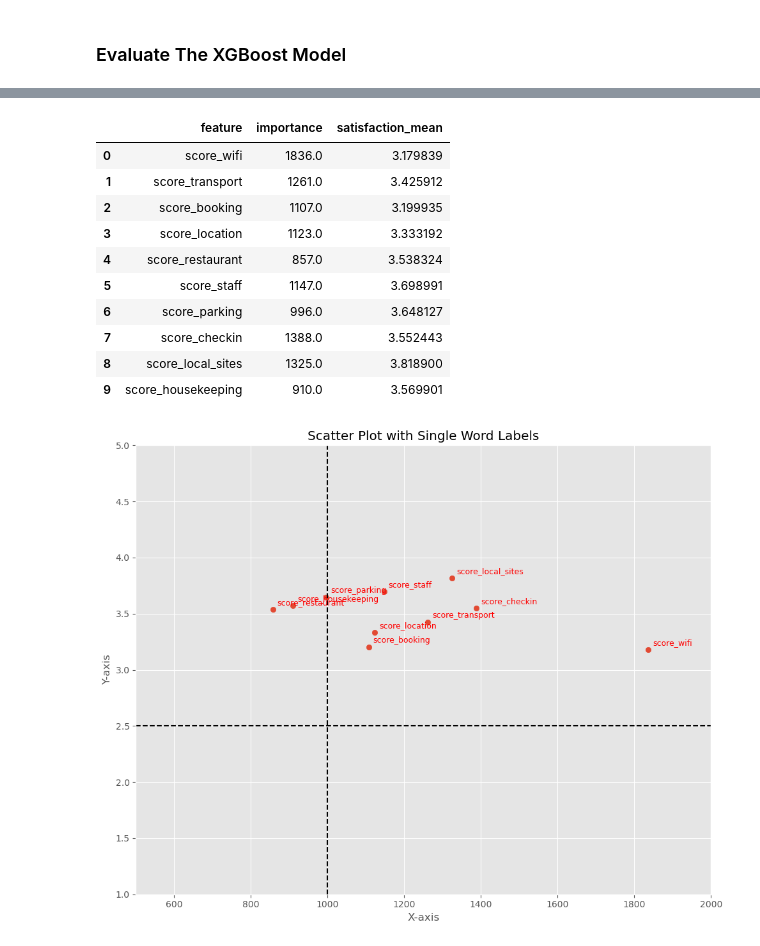
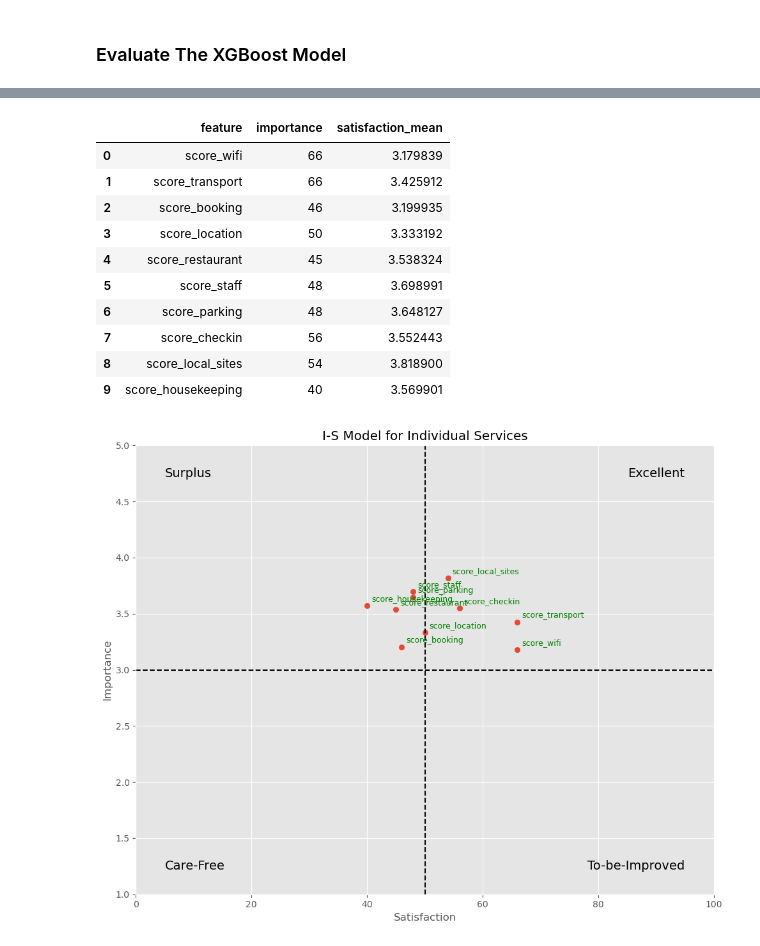
Before and after one commit to StuartG24/Travel_Co_Analysis, a Jupyter notebook: Notebooks_Data_Analysis/customer_satisfaction.ipynb, the cells around one changed output, grey strips where cells are left out. Saved outputs shown, nothing was run; the diff lists cells and outputs as text; code cells hidden in the pictures.

```diff
--- a/Notebooks_Data_Analysis/customer_satisfaction.ipynb
+++ b/Notebooks_Data_Analysis/customer_satisfaction.ipynb
@@ -227,4 +329,7 @@ Classification Error: 0.48
 # %%
+#| label: feature-table-data
+
+# Create a table of features with Satisfaction & Importance
 
 # Calculate the average satisfaction score for each feature with a score
 score_columns = hotel_reviews_df.columns[hotel_reviews_df.columns.str.startswith('score_')]
@@ -236,58 +341,68 @@ averages_df.columns = ['feature', 'satisfaction_mean']
 
 # For each feature, add the predicted importance from the XGBoost model
 feature_importance = model.get_booster().get_score(importance_type='weight')
-feature_importance_df = pd.DataFrame({'feature': importance.keys(), 'importance': importance.values()})
+feature_importance_df = pd.DataFrame({'feature': feature_importance.keys(), 'importance': feature_importance.values()})
 
 # Create a table of features with the predicted importance and the mean satisfaction rating
 features_table = pd.merge(feature_importance_df, averages_df, on='feature', how='inner')
 #features_table = pd.merge(feature_importance_df, averages_df, on='feature', how='left')
 features_table = features_table.fillna(0.5)
 
+# Scale the importance to 0:100 for plotting purposes
+#max_importance = max(features_table['importance'])
+max_importance = 4000       # Temporarily set manually
+features_table['importance'] = ((features_table['importance']/max_importance)*100).round(0).astype(int)
+
 display(features_table)
 # %% [output]
 |  | feature | importance | satisfaction_mean |
-| 0 | score_wifi | 1836.0 | 3.179839 |
-| 1 | score_transport | 1261.0 | 3.425912 |
-| 2 | score_booking | 1107.0 | 3.199935 |
-| 3 | score_location | 1123.0 | 3.333192 |
-| 4 | score_restaurant | 857.0 | 3.538324 |
-| 5 | score_staff | 1147.0 | 3.698991 |
-| 6 | score_parking | 996.0 | 3.648127 |
-| 7 | score_checkin | 1388.0 | 3.552443 |
-| 8 | score_local_sites | 1325.0 | 3.818900 |
-| 9 | score_housekeeping | 910.0 | 3.569901 |
+| 0 | score_wifi | 66 | 3.179839 |
+| 1 | score_transport | 66 | 3.425912 |
+| 2 | score_booking | 46 | 3.199935 |
+| 3 | score_location | 50 | 3.333192 |
+| 4 | score_restaurant | 45 | 3.538324 |
+| 5 | score_staff | 48 | 3.698991 |
+| 6 | score_parking | 48 | 3.648127 |
+| 7 | score_checkin | 56 | 3.552443 |
+| 8 | score_local_sites | 54 | 3.818900 |
+| 9 | score_housekeeping | 40 | 3.569901 |
 # %%
 #| label: feature-table
 #| fig-cap: Importance-Significance Predictions
 
-# Sample data
+# Dat aPoints
 x = features_table['importance']
 y = features_table['satisfaction_mean']
 labels = features_table['feature']
 
-# Create the scatter plot
+# Create the scatter plot and add labels for each point
 plt.figure(figsize=(10, 8))
+plt.title('I-S Model for Individual Services')
+plt.xlabel('Satisfaction')
+plt.ylabel('Importance')
+
 plt.scatter(x, y)
-
-# Add single word labels
 for i, (xi, yi, label) in enumerate(zip(x, y, labels)):
     plt.annotate(label,
                  (xi, yi),  # Point to annotate
                  xytext=(5, 5),  # Offset of the text
                  textcoords='offset points',
-                 fontsize=9,  # Font size
-                 color='red')  # Label color
+                 fontsize=9,
+                 color='green')
 
-plt.xlim(500,2000)
+plt.xlim(0,100)
 plt.ylim(1, 5)
 
-plt.axhline(y=2.5, color='k', linestyle='--')
-plt.axvline(x=1000, color='k', linestyle='--')
+# Add Quadrants
+plt.text(0.95, 0.95, 'Excellent', ha='right', va='top', transform=plt.gca().transAxes, fontsize=14)
+plt.text(0.05, 0.95, 'Surplus', ha='left', va='top', transform=plt.gca().transAxes, fontsize=14)
+plt.text(0.05, 0.05, 'Care-Free', ha='left', va='bottom', transform=plt.gca().transAxes, fontsize=14)
+plt.text(0.95, 0.05, 'To-be-Improved', ha='right', va='bottom', transform=plt.gca().transAxes, fontsize=14)
 
-plt.title('Scatter Plot with Single Word Labels')
-plt.xlabel('X-axis')
-plt.ylabel('Y-axis')
+plt.axhline(y=3, color='k', linestyle='--')
+plt.axvline(x=50, color='k', linestyle='--')
+
 plt.tight_layout()
 plt.show()
 # %% [output]
-[figure, old version]
+[figure, new version]
```
Also changed, not shown: parts of 15 cells of this notebook, 13 other files.
